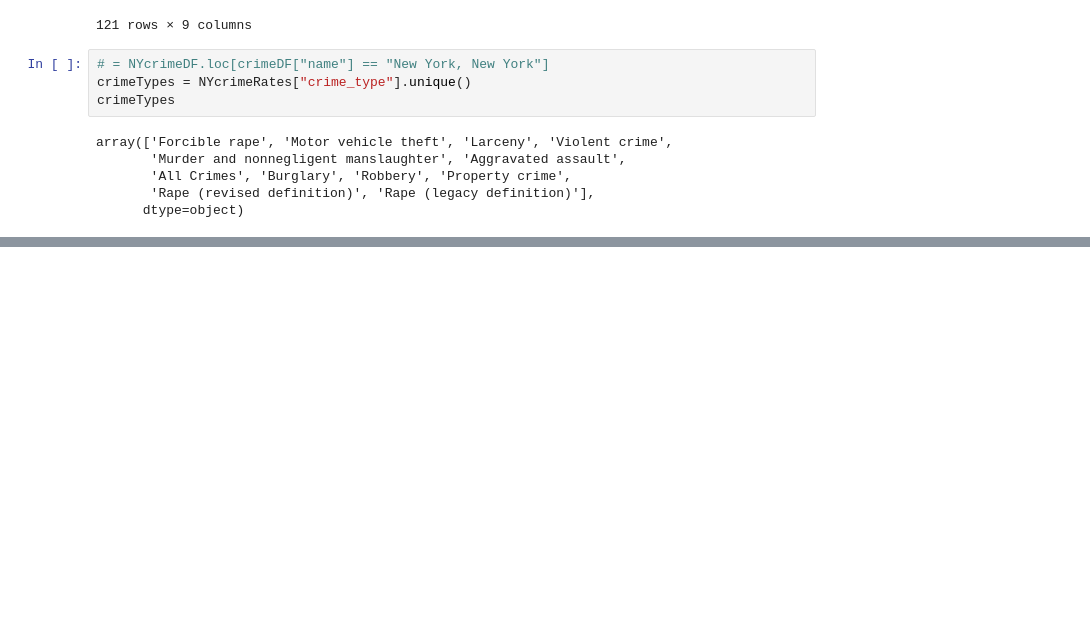
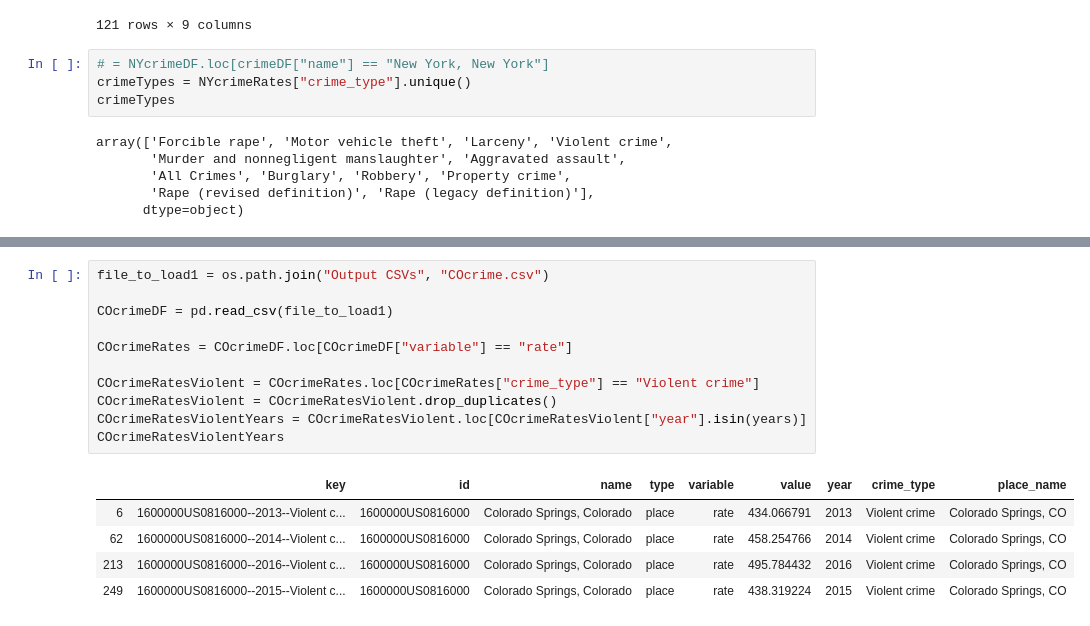
Before and after one commit to rose-gonoud/project1, a Jupyter notebook: Multi-city_crime_stats.ipynb, the cells around one changed output, grey strips where cells are left out. Saved outputs shown, nothing was run; the diff lists cells and outputs as text; blank space fills up the shorter version.

```diff
--- a/NY_crime_stats.ipynb
+++ b/Multi-city_crime_stats.ipynb
@@ -111,3 +111,20 @@ NYviolentCrimeRatesYrs
 | 1451016 | 1600000US3651000--2013--Violent c... | 1600000US3651000 | New York, New York | place | rate | 623.906787 | 2013 | Violent crime | New York, NY |
 | 1690857 | 1600000US3651000--2015--Violent c... | 1600000US3651000 | New York, New York | place | rate | 585.765574 | 2015 | Violent crime | New York, NY |
 | 1979904 | 1600000US3651000--2016--Violent c... | 1600000US3651000 | New York, New York | place | rate | 573.415150 | 2016 | Violent crime | New York, NY |
+# %%
+file_to_load1 = os.path.join("Output CSVs", "COcrime.csv")
+
+COcrimeDF = pd.read_csv(file_to_load1)
+
+COcrimeRates = COcrimeDF.loc[COcrimeDF["variable"] == "rate"]
+
+COcrimeRatesViolent = COcrimeRates.loc[COcrimeRates["crime_type"] == "Violent crime"]
+COcrimeRatesViolent = COcrimeRatesViolent.drop_duplicates()
+COcrimeRatesViolentYears = COcrimeRatesViolent.loc[COcrimeRatesViolent["year"].isin(years)]
+COcrimeRatesViolentYears
+# %% [output]
+|  | key | id | name | type | variable | value | year | crime_type | place_name |
+| 6 | 1600000US0816000--2013--Violent c... | 1600000US0816000 | Colorado Springs, Colorado | place | rate | 434.066791 | 2013 | Violent crime | Colorado Springs, CO |
+| 62 | 1600000US0816000--2014--Violent c... | 1600000US0816000 | Colorado Springs, Colorado | place | rate | 458.254766 | 2014 | Violent crime | Colorado Springs, CO |
+| 213 | 1600000US0816000--2016--Violent c... | 1600000US0816000 | Colorado Springs, Colorado | place | rate | 495.784432 | 2016 | Violent crime | Colorado Springs, CO |
+| 249 | 1600000US0816000--2015--Violent c... | 1600000US0816000 | Colorado Springs, Colorado | place | rate | 438.319224 | 2015 | Violent crime | Colorado Springs, CO |
```
Also changed, not shown: parts of 2 cells of this notebook, 1 other file.
